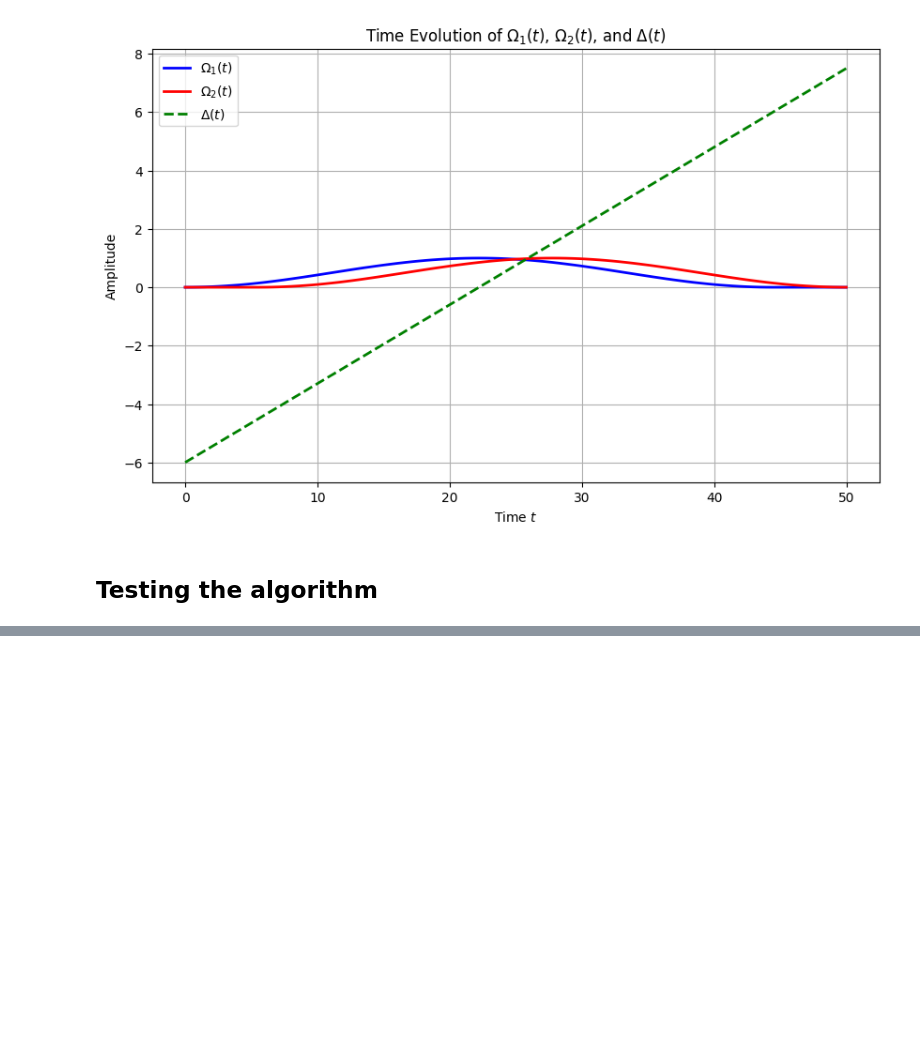
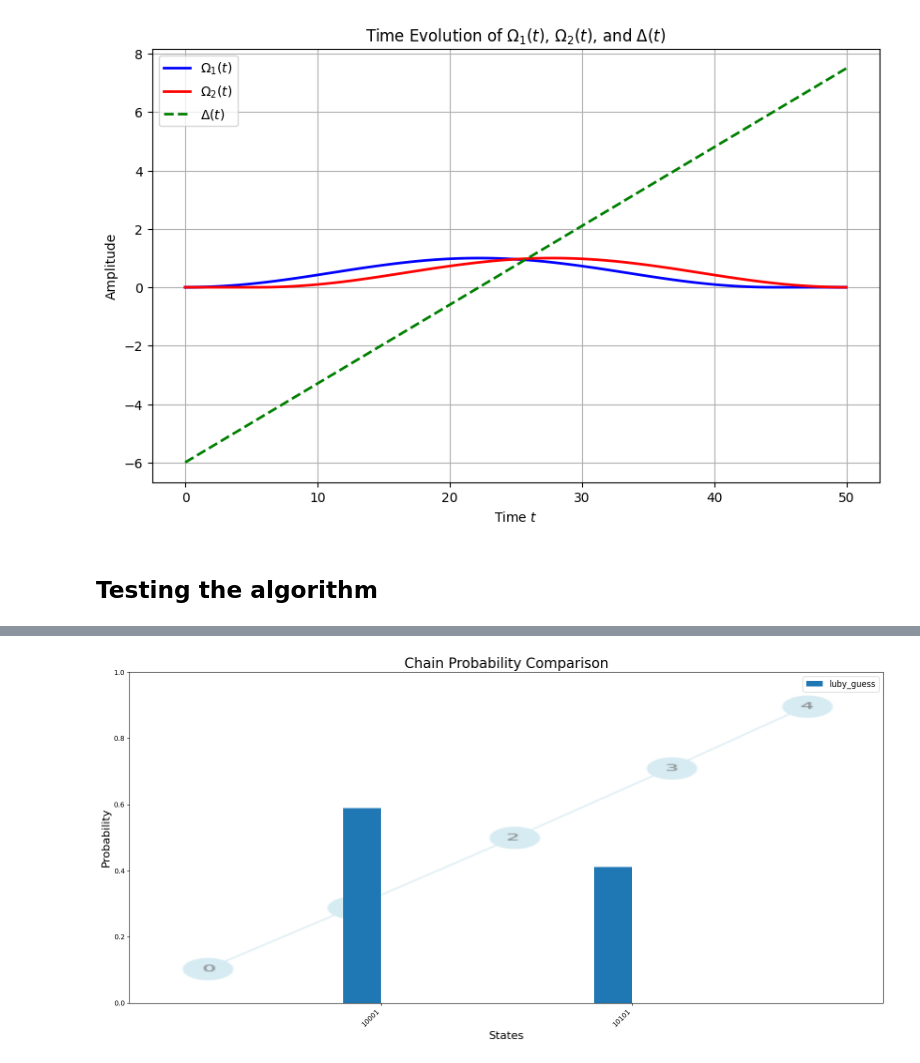
Before and after one commit to Noamcohen11/QCO, a Jupyter notebook: MISSimulations/three_level_algorithm.ipynb, the cells around one changed output, grey strips where cells are left out. Saved outputs shown, nothing was run; the diff lists cells and outputs as text; code cells hidden in the pictures; blank space fills up the shorter version.

```diff
--- a/MISSimulations/three_level_algorithm.ipynb
+++ b/MISSimulations/three_level_algorithm.ipynb
@@ -395,0 +397,56 @@ For now, this algorithm seems to be a bad
+# %%
+# init_params = algo.initialize_system_parameters(tau_max=20,vertex_placement = 0.8)
+class LubyGuessHamiltonian(LubyHamiltonian):
+
+    def create_hamiltonian(self):
+
+        H_int = self.create_interaction_term()
+        Hp = -sum(self.one_list)
+        GU_H1,Hd = algo.huristic_guess(
+            self.graph, self.sx_list_1, self.sz_list, self.I_N, self.params['DEGREE_MIN'], algo.default_guess_function, self.params['delta'])
+        return [
+            [self.params['DELTA_0'] * GU_H1, lambda t: 1 - t / self.params['TAU_MAX']],  # Time-dependent term for GU_H0
+            [Hd, self.params['Omega']],  # Static term for Hd
+            [self.params['DELTA_0'] * Hp, lambda t: t / self.params['TAU_MAX']],  # Time-dependent term for Hp
+            H_int  # Interaction term
+        ]
+
+    def initialize_state(self):
+        """
+        Initialize the state using a heuristic function for guess creation.
+        If the heuristic guess function evaluates to True, initialize with |2>.
+        Otherwise, initialize a superposition of |1> and |0>.
+        """
+        guesses = [
+            qutip.basis(3, 2) if algo.default_guess_function(self.graph, n, self.params['DEGREE_MIN']) else
+            (np.sqrt(1/self.graph.degree[n])) * qutip.basis(3, 1) +
+            (np.sqrt(1 - 1/self.graph.degree[n])) * qutip.basis(3, 0)
+            for n in range(self.N)
+        ]
+        return qutip.tensor(guesses)
+
+
+# Instantiate the guess Hamiltonian for Luby's Algorithm
+luby_guess_hamiltonian = LubyGuessHamiltonian(init_params, chain_graph)
+luby_guess_h_t, luby_guess_result = luby_guess_hamiltonian.solve()
+
+hamiltonians_out = {
+
+    "luby_guess": luby_guess_h_t,
+}
+
+results_out = {
+    "luby_guess": luby_guess_result,
+}
+
+
+algo.plot_probabilities(
+    results_out=results_out,
+    N=5,
+    graph_type="Chain",
+    graph=chain_graph,
+    threshold=0.01,
+    merge_states_flag=True
+)
+# %% [output]
+[figure, added]
```
Also changed, not shown: parts of 5 cells of this notebook, 1 other file.
